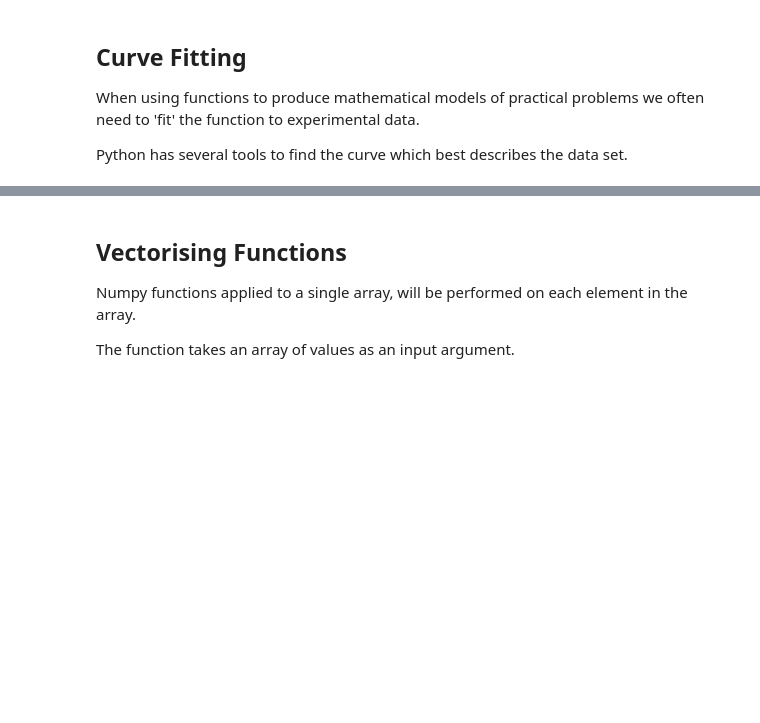
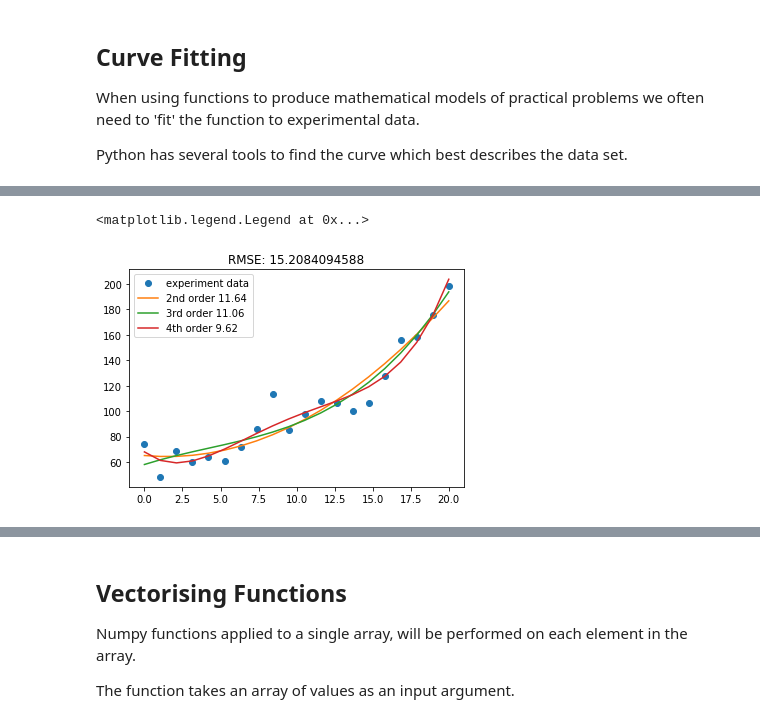
Before and after one commit to hphilamore/ILAS_python, a Jupyter notebook: 7_Numerical_computation_with_Numpy.ipynb, the cells around one changed output, grey strips where cells are left out. Drawn from its saved outputs; the diff is of its cells as text; code cells hidden in the pictures; blank space fills up the shorter version.

```diff
--- a/7_Numerical_computation_with_Numpy.ipynb
+++ b/7_Numerical_computation_with_Numpy.ipynb
@@ -1891,0 +1984,43 @@ E \\
+# %%
+a, b, c = np.polyfit(x, y, 2)
+yfit2 = a*x**2 + b*x + c
+
+a, b, c, d = np.polyfit(x, y, 3)
+yfit3 = a*x**3 + b*x**2 + c*x + d
+
+a, b, c, d, e = np.polyfit(x, y, 4)
+yfit4 = a*x**4 + b*x**3 + c*x**2 + d*x + e
+
+
+# error
+rmse2 = round(np.sqrt(np.sum((yfit2 - y)**2)/ len(y)), 2)
+rmse3 = round(np.sqrt(np.sum((yfit3 - y)**2)/ len(y)), 2)
+rmse4 = round(np.sqrt(np.sum((yfit4 - y)**2)/ len(y)), 2)
+
+
+
+# plot a scatter plot by setting 'o' as the marker
+plt.plot(x, y, 'o', label='experiment data')
+
+# plot the fitted 2nd order function
+plt.plot(x, yfit2, label= f'2nd order {rmse2}')
+
+# plot the fitted 3rd order function
+plt.plot(x, yfit3, label= f'3rd order {rmse3}')
+
+# plot the fitted 4th order function
+plt.plot(x, yfit4, label= f'4th order {rmse4}')
+
+
+
+# route mean square error
+rmse = np.sqrt(np.sum(e**2)/ len(y))
+
+# print the route mean square error as the title
+plt.title('RMSE: '+str(rmse))
+
+# add a legend
+plt.legend(loc='best')
+# %% [output]
+<matplotlib.legend.Legend at 0x...>
+[figure, added]
```
Also changed, not shown: parts of 24 cells of this notebook, 1 other file.
